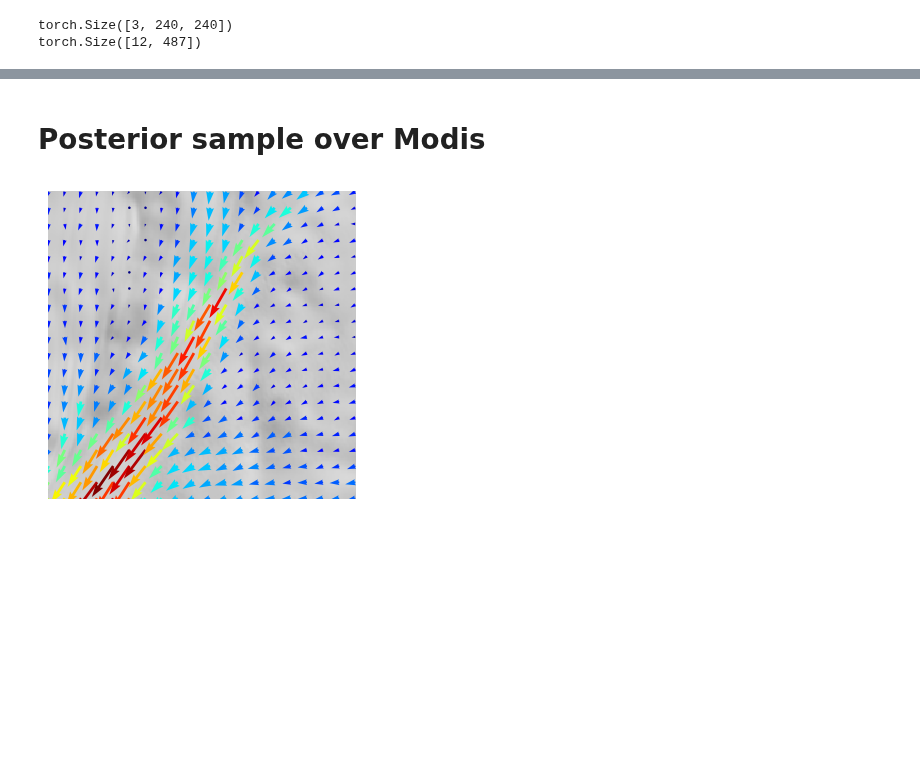
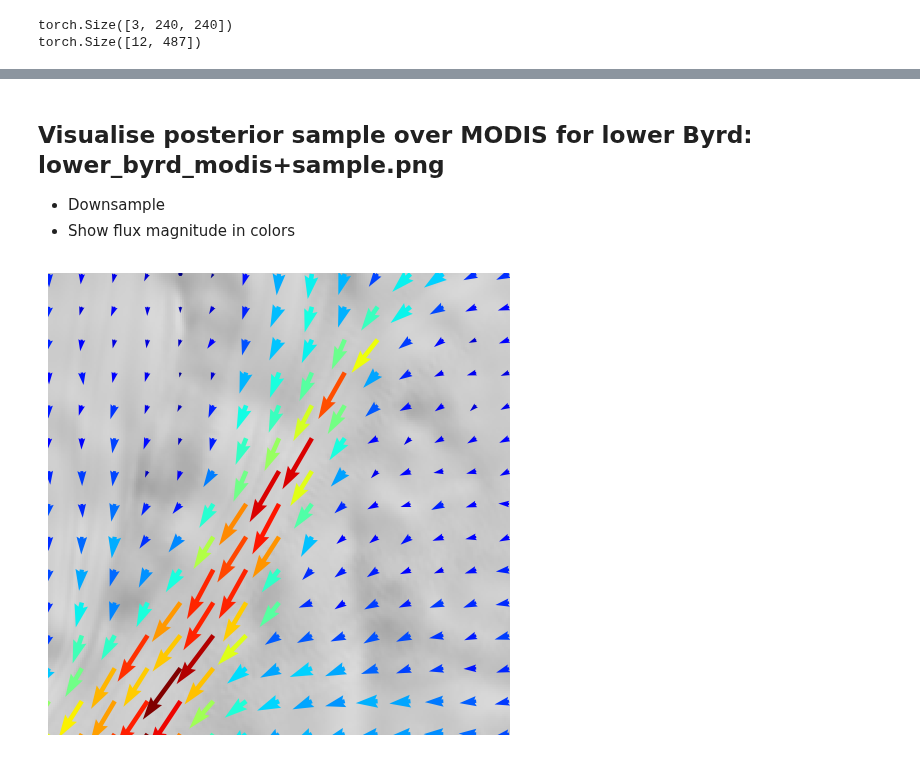
Before and after one commit to kimbente/ice_thickness, a Jupyter notebook: visualise_method.ipynb, the cells around one changed output, grey strips where cells are left out. Saved outputs shown, nothing was run; the diff lists cells and outputs as text; code cells hidden in the pictures; blank space fills up the shorter version.

Commit message:
improve pipeline for first figure

```diff
--- a/visualise_method.ipynb
+++ b/visualise_method.ipynb
@@ -3,5 +3,9 @@ from simulate import simulate_convergence
 import torch
 from utils import make_grid
 import matplotlib.pyplot as plt
+from matplotlib.collections import LineCollection
+from matplotlib.patches import FancyArrowPatch
 import numpy as np
 import gpytorch
+from configs import N_SIDE_INFERENCE
+show_bool = True
@@ -133,3 +140,6 @@ plt.savefig(f"figures_real/train/lower_train_modis.png", dpi = 300, bbox_inches
 # %% [markdown]
-# Posterior sample over Modis
+## Visualise posterior sample over MODIS for lower Byrd: lower_byrd_modis+sample.png
+
+- Downsample
+- Show flux magnitude in colors
 # %%
@@ -146,12 +157,0 @@ posterior = gpytorch.distributions.MultitaskMultivariateNormal(mean, covar)
-# %%
-N = mean.shape[0]
-N_side = int(np.sqrt(N))
-_, x = make_grid(n_side = N_side)
-
-# detach
-mean = mean.detach().cpu()
-covar = covar.detach().cpu()
-sample = posterior.sample().detach().cpu()
-
-# magnitude
-sample_magnitude = sample.norm(dim = 1)
@@ -158,34 +196,44 @@ sample_magnitude = sample.norm(dim = 1)
 # %%
-fig, ax = plt.subplots(figsize = (4, 4))  # set small figure size (in inches)
+fig, ax = plt.subplots(figsize = (6, 6))
 
-# Pcolor image
+# MODIS background
 ax.pcolor(
     x_modis,
     y_modis,
-    np.flipud(modis_lower[2, :, :].numpy()), # flip
+    # Flip the MODIS data to match the orientation
+    np.flipud(modis_lower[2, :, :].numpy()),
     cmap = 'gray',
     vmin = 0, vmax = 20000,
-    shading='auto'
+    shading = 'auto'
 )
 
 # Quivers
 ax.quiver(
-    x[::1, 0],
-    x[::1, 1],
-    sample[::1, 0],
-    sample[::1, 1],
-    sample_magnitude[::1],
+    x[:, 0],
+    x[:, 1],
+    sample[:, 0],
+    sample[:, 1],
+    sample_magnitude.numpy(),
+    # Show magnitude of vectors in jet color map
     cmap = 'jet',
-    scale = 60,
-    width = 0.009,
+    scale = 50,
+    width = 0.01,
 )
 
 # Optional aspect ratio
 ax.set_aspect('equal')
 
 # Turn off axes
 ax.axis('off')
 
-plt.savefig(f"figures_real/train/lower_modis_sample.png", dpi = 300, bbox_inches = 'tight', pad_inches = 0)
+for spine in ax.spines.values():
+        spine.set_visible(False)
+
+plt.savefig(f"figures_real/grid_inference/lower_byrd_modis+sample.png",
+                dpi = 300, bbox_inches = 'tight', pad_inches = 0)
+
+if show_bool:
+    plt.show()
+plt.close()
 # %% [output]
-[figure, old version]
+[figure, new version]
```
Also changed, not shown: parts of 17 cells of this notebook, 10 other files.
